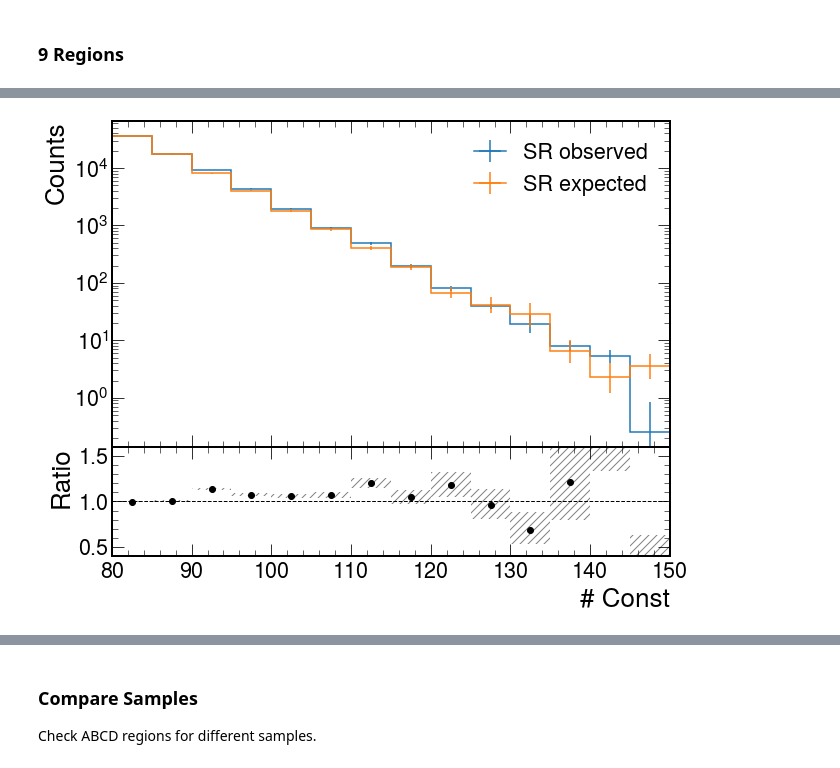
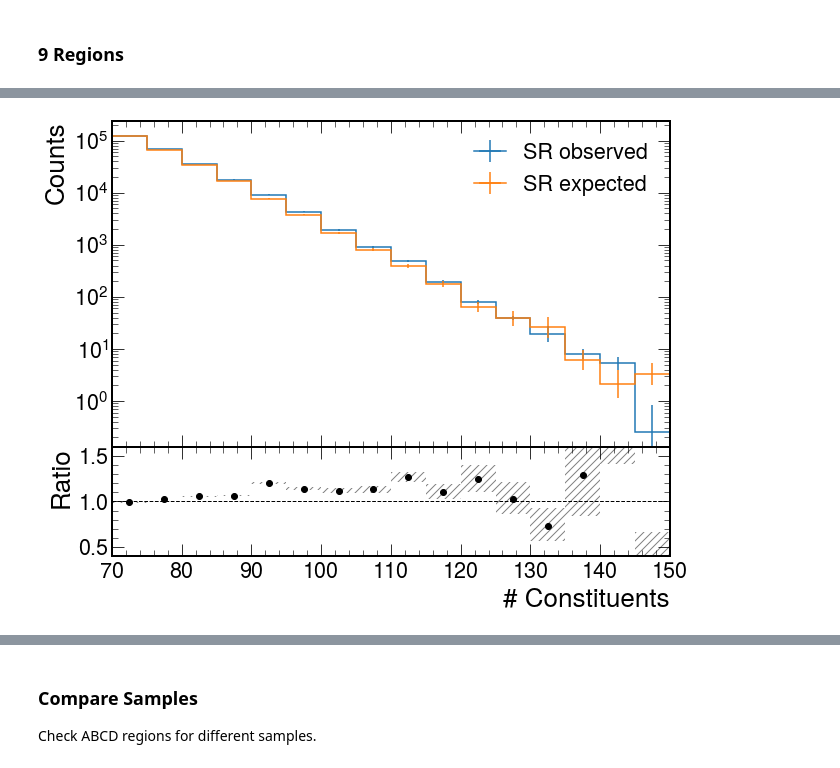
Before and after one commit to SUEPPhysics/SUEPCoffea_dask, a Jupyter notebook: plotting/plot.ipynb, the cells around one changed output, grey strips where cells are left out. Cells and saved outputs as stored; diff of their text form; code cells hidden in the pictures.

```diff
--- a/plotting/plot.ipynb
+++ b/plotting/plot.ipynb
@@ -25,8 +25,8 @@ matplotlib.rcParams['figure.facecolor'] = 'white'
 `infile_names`: _array of str_: full paths of .pkl files.<br>
 # %%
 # parameters
-input_label = 'S1_ntracks_ptAvgB'
-output_label = '/home/submit/lavezzo/public_html/SUEP/analysis/S1_ntracks_ptAvgB/'
+input_label = 'test'
+output_label = '/home/submit/lavezzo/public_html/SUEP/analysis/test/'
 file_ext = '.png'
 
 # input .pkl files
@@ -138,10 +138,10 @@ for infile_name in infile_names:
             plots[sample][plot]  = plots[sample][plot] + plotsToAdd[plot]*lumi
 
 # calculate D_exp region after combining samples
-for selection in ['IRM', 'ML', 'CL']:
-    for sample in list(plots.keys()):
-        plots[sample]['D_exp_' + selection] = D_expect(plots[sample],selection)
-        plots[sample]['D_exp_var2_' + selection] = D_expect_var2(plots[sample],selection)
+# for selection in ['IRM', 'ML', 'CL']:
+#     for sample in list(plots.keys()):
+#         plots[sample]['D_exp_' + selection] = D_expect(plots[sample],selection)
+#         plots[sample]['D_exp_var2_' + selection] = D_expect_var2(plots[sample],selection)
 # %% [markdown]
 These are all the samples loaded.
 # %%
@@ -578,18 +654,73 @@ plt.savefig(output_label+"ABCD_6regions_"+plot_label+file_ext)
 # %%
 plot_label = '2D_SUEP_S1_SUEP_nconst_CL'
 abcd = plots['QCD_HT'][plot_label]
-A = abcd[0.35j:0.4j:sum,20j:40j:2j]
-B = abcd[0.35j:0.4j:sum,40j:80j:2j]
-C = abcd[0.35j:0.4j:sum,80j:300j:2j]
-D = abcd[0.4j:0.5j:sum,20j:40j:2j]
-E = abcd[0.4j:0.5j:sum,40j:80j:2j]
-F = abcd[0.4j:0.5j:sum,80j:300j:2j]
-G = abcd[0.5j:1.0j:sum,20j:40j:2j]
-H = abcd[0.5j:1.0j:sum,40j:80j:2j]
-SR = abcd[0.5j:1.0j:sum,80j:300j:2j]
 
-# SR_exp = (G.sum().value * C / A.sum().value) * \
-#         ((H.sum().value * F.sum().value / E.sum().value)**4) \
+# A = abcd[20j:40j,7.0j:100j:sum]
+# B = abcd[20j:40j,4.0j:7.0j:sum]
+# C = abcd[20j:40j,0.0j:4.0j:sum]
+# D = abcd[40j:80j,7.0j:100j:sum]
+# E = abcd[40j:80j,4.0j:7.0j:sum]
+# F = abcd[40j:80j,0.0j:4.0j:sum]
+# G = abcd[80j:500j,7.0j:100j:sum]
+# H = abcd[80j:500j:2j,4.0j:7.0j:sum]
+# SR = abcd[80j:500j:2j,0.0j:4.0j:sum]
+
+# A = abcd[20j:40j,0.3j:1.0j:sum]
+# B = abcd[20j:40j,j:7.0j:sum]
+# C = abcd[20j:40j,0.0j:4.0j:sum]
+# D = abcd[40j:80j,7.0j:100j:sum]
+# E = abcd[40j:80j,4.0j:7.0j:sum]
+# F = abcd[40j:80j,0.0j:4.0j:sum]
+# G = abcd[80j:500j,7.0j:100j:sum]
+# H = abcd[80j:500j:2j,4.0j:7.0j:sum]
+# SR = abcd[80j:500j:2j,0.0j:4.0j:sum]
+
+# 2D_ntracks_SUEP_pt_avg_b_IRM
+# A = abcd[50j:100j,7.0j:100j:sum]
+# B = abcd[50j:100j,4.0j:7.0j:sum]
+# C = abcd[50j:100j,0.0j:4.0j:sum]
+# D = abcd[100j:150j,7.0j:100j:sum]
+# E = abcd[100j:150j,4.0j:7.0j:sum]
+# F = abcd[100j:150j,0.0j:4.0j:sum]
+# G = abcd[150j:500j,7.0j:100j:sum]
+# H = abcd[150j:500j:4j,4.0j:7.0j:sum]
+# SR = abcd[150j:500j:4j,0.0j:4.0j:sum]
+
+# 2D_SUEP_S1_ntracks_IRM
+# A = abcd[0.35j:0.4j:sum,50.0j:100j:2j]
+# B = abcd[0.35j:0.4j:sum,100j:150j:2j]
+# C = abcd[0.35j:0.4j:sum,150j:300j:2j]
+# D = abcd[0.4j:0.5j:sum,50.0j:100j:2j]
+# E = abcd[0.4j:0.5j:sum,100j:150j:2j]
+# F = abcd[0.4j:0.5j:sum,150j:300j:4j]
+# G = abcd[0.5j:1.0j:sum,50.0j:100j:2j]
+# H = abcd[0.5j:1.0j:sum,100j:150j:2j]
+# SR = abcd[0.5j:1.0j:sum,150j:300j:4j]
+
+# 2D_SUEP_S1_SUEP_nconst_IRM
+# A = abcd[0.35j:0.4j:sum,10.0j:20j:2j]
+# B = abcd[0.35j:0.4j:sum,20j:40j:2j]
+# C = abcd[0.35j:0.4j:sum,40j:300j:2j]
+# D = abcd[0.4j:0.5j:sum,10.0j:20j:2j]
+# E = abcd[0.4j:0.5j:sum,20j:40j:2j]
+# F = abcd[0.4j:0.5j:sum,40j:300j:2j]
+# G = abcd[0.5j:1.0j:sum,10.0j:20j:2j]
+# H = abcd[0.5j:1.0j:sum,20j:40j:2j]
+# SR = abcd[0.5j:1.0j:sum,40j:300j:2j]
+
+# 2D_SUEP_S1_SUEP_nconst_CL
+A = abcd[0.35j:0.4j:sum,10.0j:40j:2j]
+B = abcd[0.35j:0.4j:sum,40j:70j:2j]
+C = abcd[0.35j:0.4j:sum,70j:300j:2j]
+D = abcd[0.4j:0.5j:sum,10.0j:40j:2j]
+E = abcd[0.4j:0.5j:sum,40j:70j:2j]
+F = abcd[0.4j:0.5j:sum,70j:300j:2j]
+G = abcd[0.5j:1.0j:sum,10.0j:40j:2j]
+H = abcd[0.5j:1.0j:sum,40j:70j:2j]
+SR = abcd[0.5j:1.0j:sum,70j:300j:2j]
+
+# SR_exp = H * H.sum().value **3 * (G.sum().value * C.sum().value / A.sum().value) * \
+#         ((F.sum().value / E.sum().value)**4) \
 #         * (G.sum().value * F.sum().value / D.sum().value)**-2 \
 #         * (H.sum().value * C.sum().value / B.sum().value)**-2
 
@@ -598,14 +729,15 @@ SR_exp = F * F.sum().value**3 * (G.sum().value * C.sum().value / A.sum().value)
         * (G.sum().value * F.sum().value / D.sum().value)**-2 \
         * (H.sum().value * C.sum().value / B.sum().value)**-2
 
+print(SR_exp.sum().value/SR.sum().value)
+
 fig = plt.figure(figsize=(10, 8))
 main, sub = SR.plot_ratio(SR_exp,
                 rp_num_label='SR observed',
                 rp_denom_label='SR expected',
                 rp_uncert_draw_type="bar")
 fig.axes[0].set_yscale("log")
-fig.axes[0].set_xlim(80,150)
-fig.axes[1].set_xlabel("# Const")
+fig.axes[0].set_xlim(70,150)
 fig.axes[1].set_ylim(0.4,1.6)
 plt.savefig(output_label+"ABCD_9regions_"+plot_label+file_ext)
 # %% [output]
@@ -612 +745 @@ plt.savefig(output_label+"ABCD_9regions_"+plot_label+file_ext)
-[figure, old version]
+[figure, new version]
```
Also changed, not shown: parts of 17 cells of this notebook, 1 other file.
